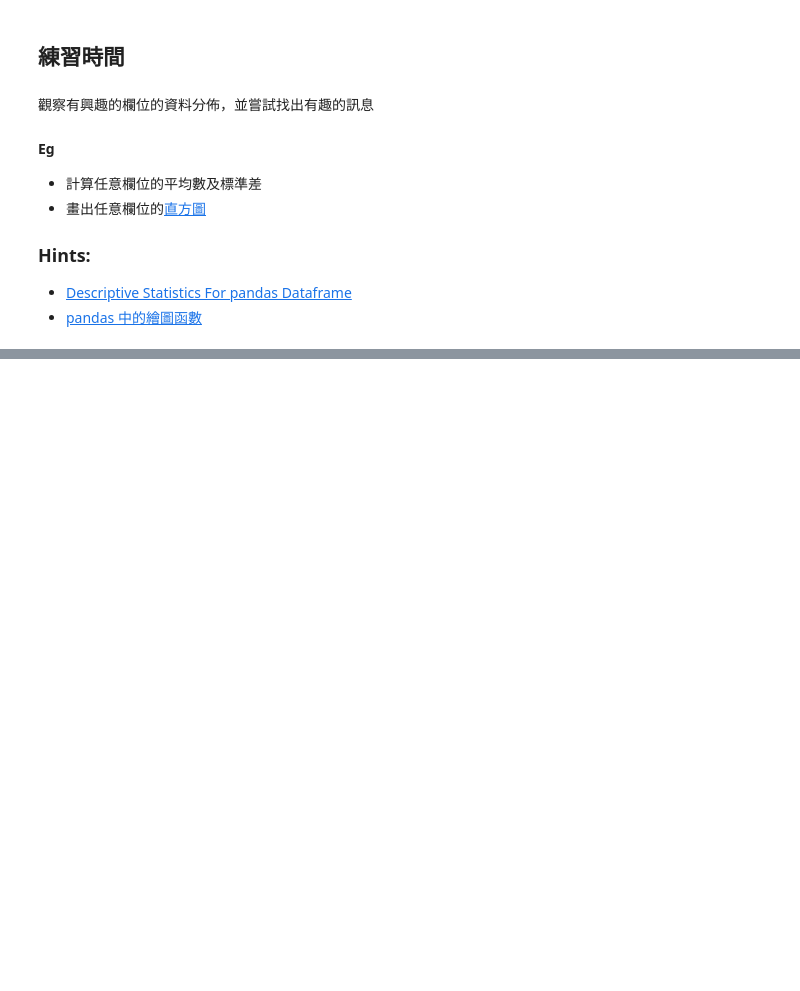
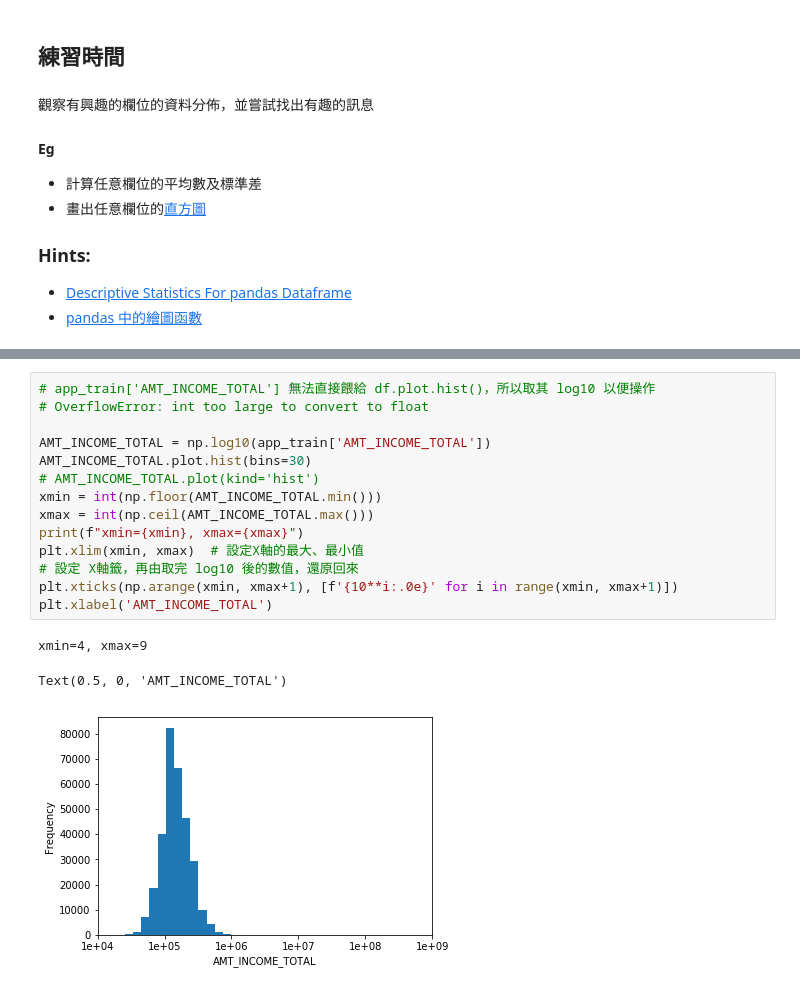
Before and after one commit to NienfengYao/ML100-Days, a Jupyter notebook: homework/Day_005_HW.ipynb, the cells around one changed output, grey strips where cells are left out. Drawn from its saved outputs; the diff is of its cells as text; blank space fills up the shorter version.

```diff
--- a/homework/Day_005_HW.ipynb
+++ b/homework/Day_005_HW.ipynb
@@ -42,0 +105,18 @@ import matplotlib.pyplot as plt
+# %%
+# app_train['AMT_INCOME_TOTAL'] 無法直接餵給 df.plot.hist()，所以取其 log10 以便操作
+# OverflowError: int too large to convert to float
+
+AMT_INCOME_TOTAL = np.log10(app_train['AMT_INCOME_TOTAL'])
+AMT_INCOME_TOTAL.plot.hist(bins=30)
+# AMT_INCOME_TOTAL.plot(kind='hist')
+xmin = int(np.floor(AMT_INCOME_TOTAL.min()))
+xmax = int(np.ceil(AMT_INCOME_TOTAL.max()))
+print(f"xmin={xmin}, xmax={xmax}")
+plt.xlim(xmin, xmax)  # 設定X軸的最大、最小值
+# 設定 X軸籤，再由取完 log10 後的數值，還原回來
+plt.xticks(np.arange(xmin, xmax+1), [f'{10**i:.0e}' for i in range(xmin, xmax+1)])
+plt.xlabel('AMT_INCOME_TOTAL')
+# %% [output]
+xmin=4, xmax=9
+Text(0.5, 0, 'AMT_INCOME_TOTAL')
+[figure, added]
```
Also changed, not shown: parts of 6 cells of this notebook.
